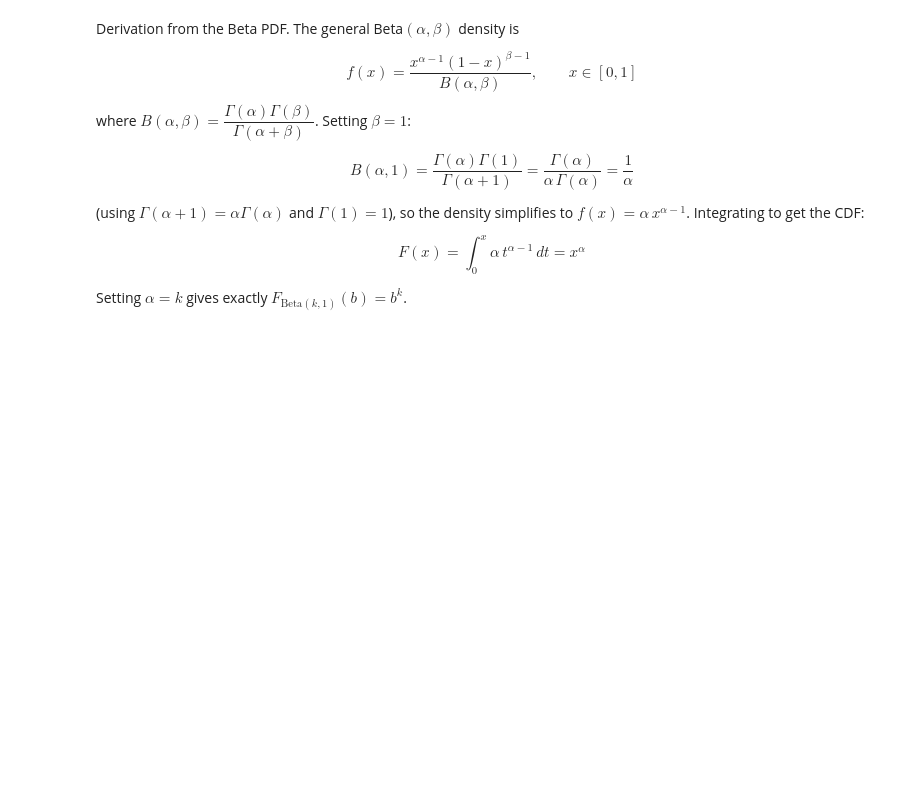
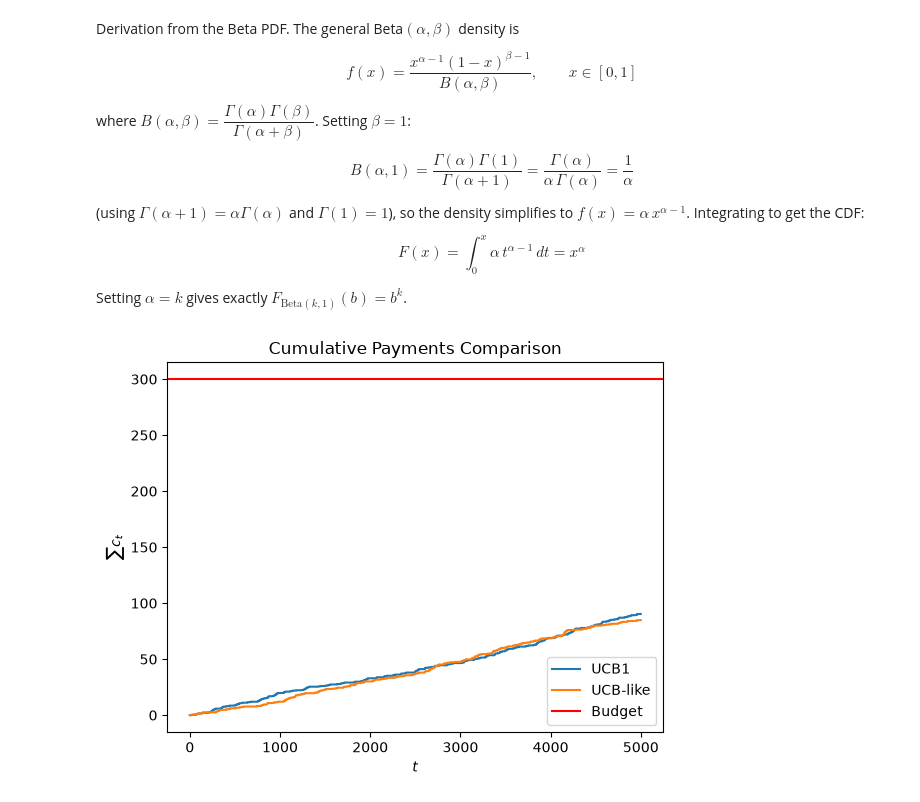
Before and after one commit to poligregni/OnlineLearningApplications2026, a Jupyter notebook: requirement_1.ipynb, the cells around one changed output. Drawn from its saved outputs; the diff is of its cells as text; code cells hidden in the pictures; blank space fills up the shorter version.

```diff
--- a/requirement_1.ipynb
+++ b/requirement_1.ipynb
@@ -624,8 +637,8 @@ print(f'Total # of Wins: {total_wins}')
 # %% [output]
 Total # of Wins: 198
 # %%
-cumulative_payments = np.cumsum(my_payments)
-plt.plot(cumulative_payments)
+cumulative_payments_1 = np.cumsum(my_payments)
+plt.plot(cumulative_payments_1)
 plt.xlabel('$t$')
 plt.ylabel('$\sum c_t$')
 plt.axhline(B, color='red', label='Budget')
@@ -811,3 +832,15 @@ F(x) = \int_0^x \alpha\, t^{\alpha-1}\,dt = x^\alpha
 $$
 
 Setting $\alpha = k$ gives exactly $F_{\text{Beta}(k,1)}(b) = b^k$.
+# %%
+# Archived from this
+plt.plot(cumulative_payments, label="UCB1")
+plt.plot(cumulative_payments_1, label="UCB-like")
+plt.xlabel('$t$')
+plt.ylabel('$\sum c_t$')
+plt.axhline(B, color='red', label='Budget')
+plt.legend()
+plt.title('Cumulative Payments Comparison')
+plt.show()
+# %% [output]
+[figure, added]
```
Also changed, not shown: parts of 8 cells of this notebook.
